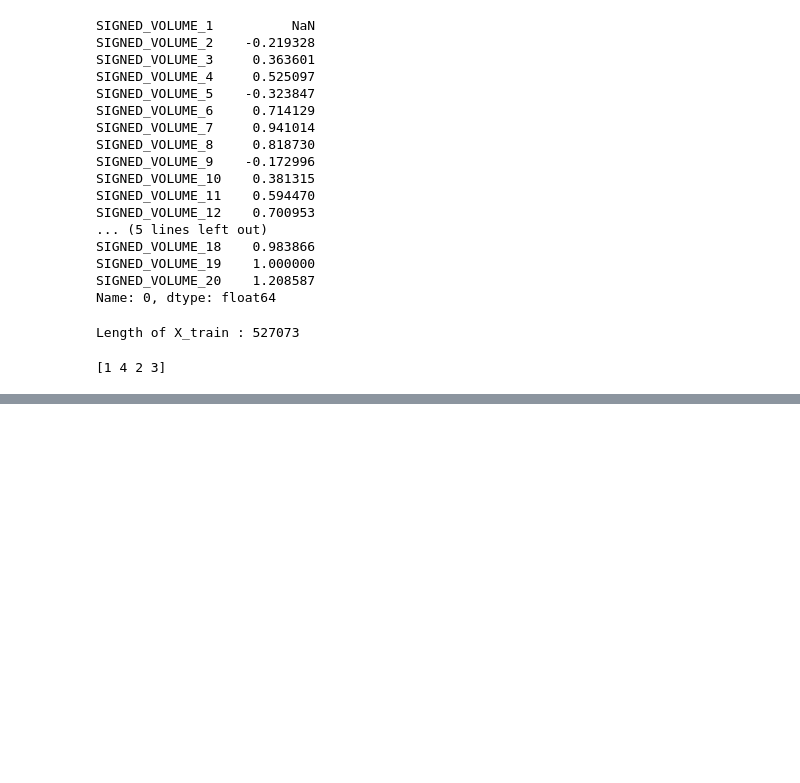
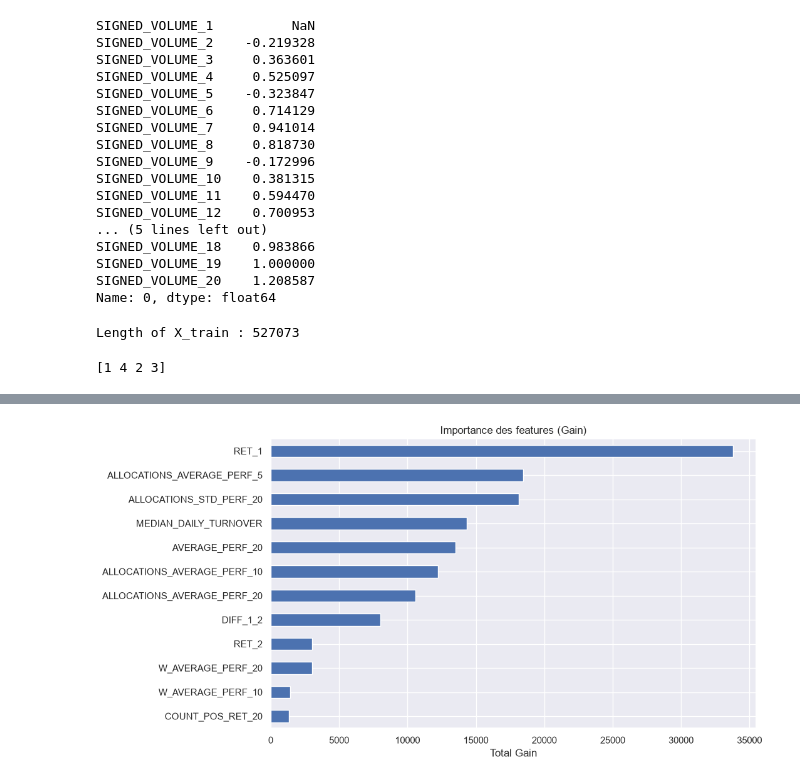
Before and after one commit to Adnbsn/ens_qrt_data_challenge, a Jupyter notebook: First_attempt.ipynb, the cells around one changed output, grey strips where cells are left out. Saved outputs shown, nothing was run; the diff lists cells and outputs as text; code cells hidden in the pictures; blank space fills up the shorter version.

```diff
--- a/First_attempt.ipynb
+++ b/First_attempt.ipynb
@@ -157,0 +365,34 @@ features = features + [ f'ALLOCATIONS_STD_PERF_{i}' for i in [20]]
+# %%
+scores_topX=[]
+featuresX=['RET_1', 'ALLOCATIONS_AVERAGE_PERF_5', 'ALLOCATIONS_STD_PERF_20', 'MEDIAN_DAILY_TURNOVER', 'ALLOCATIONS_AVERAGE_PERF_20', 'AVERAGE_PERF_20', 'ALLOCATIONS_AVERAGE_PERF_10', 'DIFF_1_2', 'RET_2', 'W_AVERAGE_PERF_10', 'W_AVERAGE_PERF_20', 'COUNT_POS_RET_20']
+for i, (local_train_dates_ids, local_test_dates_ids) in enumerate(cv_splits):
+    local_train_dates = train_dates[local_train_dates_ids]
+    local_test_dates = train_dates[local_test_dates_ids]
+
+    local_train_ids = X_train["TS"].isin(local_train_dates)
+    local_test_ids = X_train["TS"].isin(local_test_dates)
+
+    # Filtrage strict sur les 8 features
+    X_local_train = X_train_clean.loc[local_train_ids, featuresX]
+    y_local_train = y_train_clean.loc[local_train_ids]
+    y_local_train_bin = (y_local_train > 0).astype(int)
+
+    X_local_test = X_train_clean.loc[local_test_ids, featuresX]
+    y_local_test = y_train_clean.loc[local_test_ids]
+    y_local_test_bin = (y_local_test > 0).astype(int)
+
+    train_data = lgbm.Dataset(X_local_train, label=y_local_train_bin.values)
+    model = lgbm.train(
+        lgbm_params,
+        train_data,
+        num_boost_round=NUM_BOOST_ROUND,
+    )
+
+    y_local_pred = model.predict(X_local_test.values)
+    score = accuracy_score(y_local_test_bin, (y_local_pred > 0.5).astype(int))
+    scores_topX.append(score)
+    print(f"Fold {i+1} - Accuracy (Top 8): {score * 100:.2f}%")
+
+print(
+    f"\n---> LightGBM (Top 8) Accuracy moyenne: {np.mean(scores_topX) * 100:.2f}% (+- {np.std(scores_topX) * 100:.2f}%)"
+)
@@ -157,0 +410,13 @@ features = features + [ f'ALLOCATIONS_STD_PERF_{i}' for i in [20]]
+# %%
+feature_imp = pd.Series(
+    model.feature_importance(importance_type="gain"),
+    index=X_train_clean[featuresX].columns
+).sort_values(ascending=False)
+
+plt.figure(figsize=(10, 6))
+feature_imp.head(13).plot(kind="barh").invert_yaxis()
+plt.title("Importance des features (Gain)")
+plt.xlabel("Total Gain")
+plt.show()
+# %% [output]
+[figure, added]
```
Also changed, not shown: parts of 27 cells of this notebook, 4 other files.
